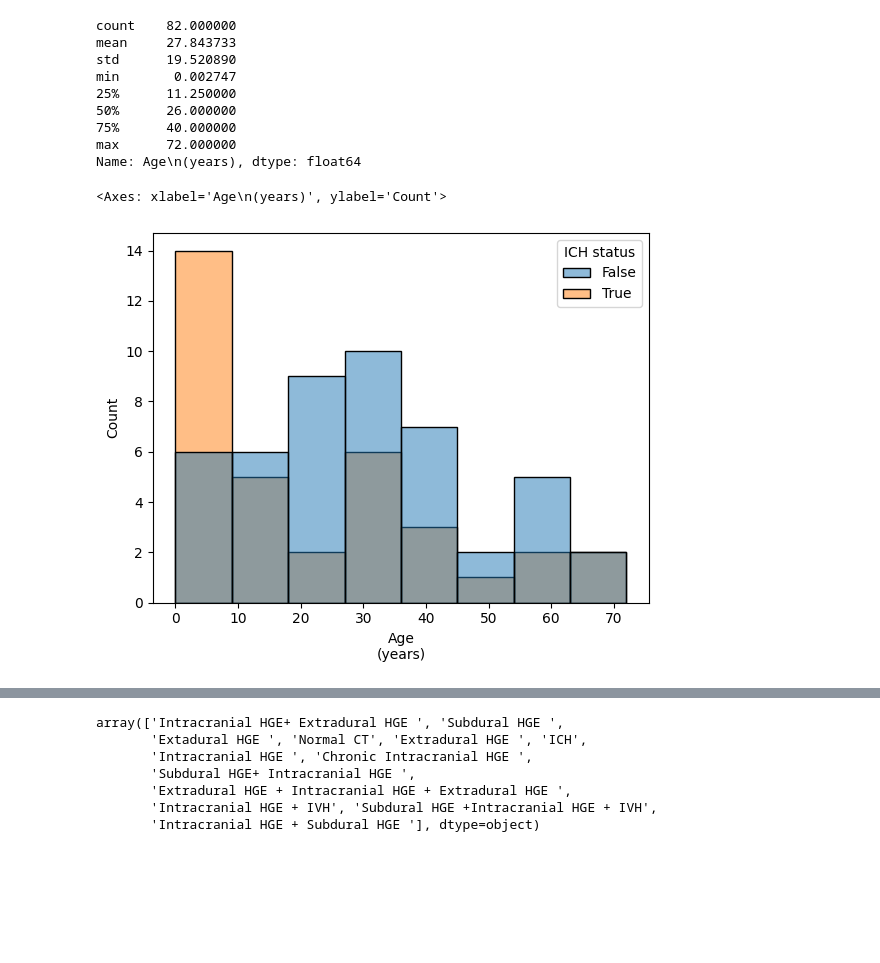
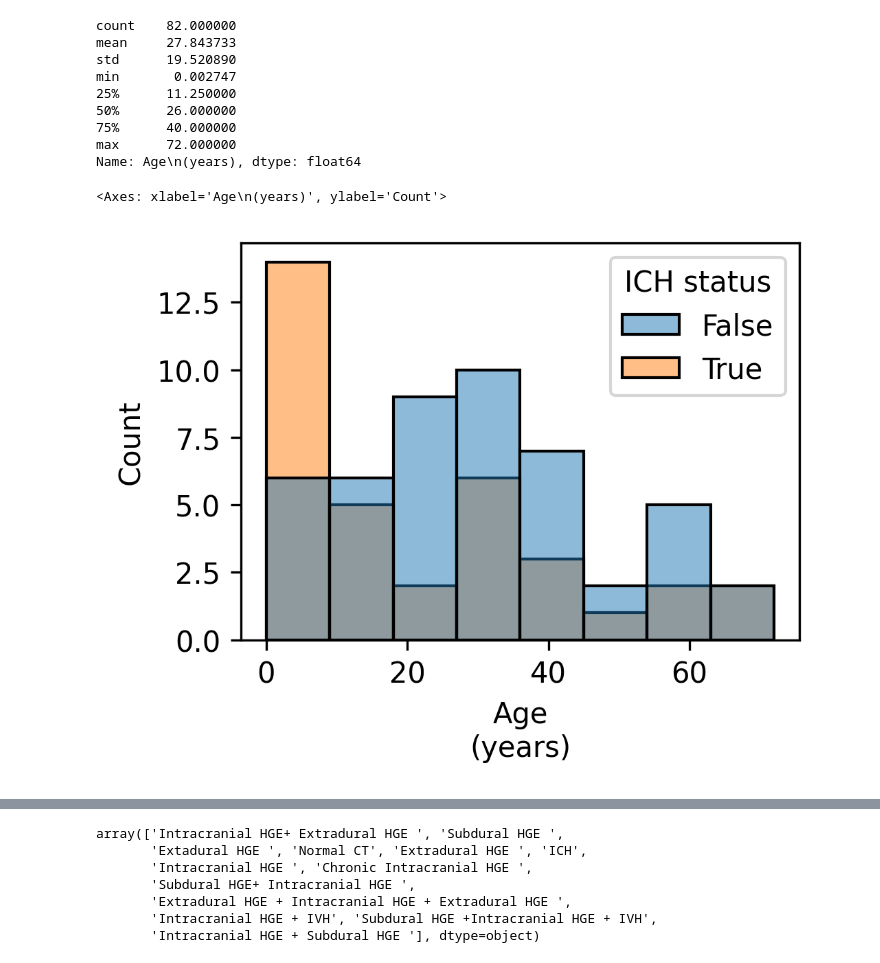
Before and after one commit to brandonjnelsonFDA/PedSilicoICH, a Jupyter notebook: notebooks/patient_demographics.ipynb, the cells around one changed output, grey strips where cells are left out. Saved outputs shown, nothing was run; the diff lists cells and outputs as text; code cells hidden in the pictures; blank space fills up the shorter version.

```diff
--- a/notebooks/patient_demographics.ipynb
+++ b/notebooks/patient_demographics.ipynb
@@ -43,10 +43,12 @@ Name: Age\n(years), dtype: float64
 # %%
 df['ICH status'] = df['Condition on file'] != 'Normal CT'
 # %%
-sns.histplot(data=df, x='Age\n(years)', hue='ICH status')
+import matplotlib.pyplot as plt
+f, ax = plt.subplots(figsize=(3.5, 2.5), dpi=300)
+sns.histplot(ax=ax, data=df, x='Age\n(years)', hue='ICH status')
 # %% [output]
 <Axes: xlabel='Age\n(years)', ylabel='Count'>
-[figure, old version]
+[figure, new version]
 # %%
 df['Condition on file'].astype('category')
 # %% [output]
```
Also changed, not shown: 1 other file.
